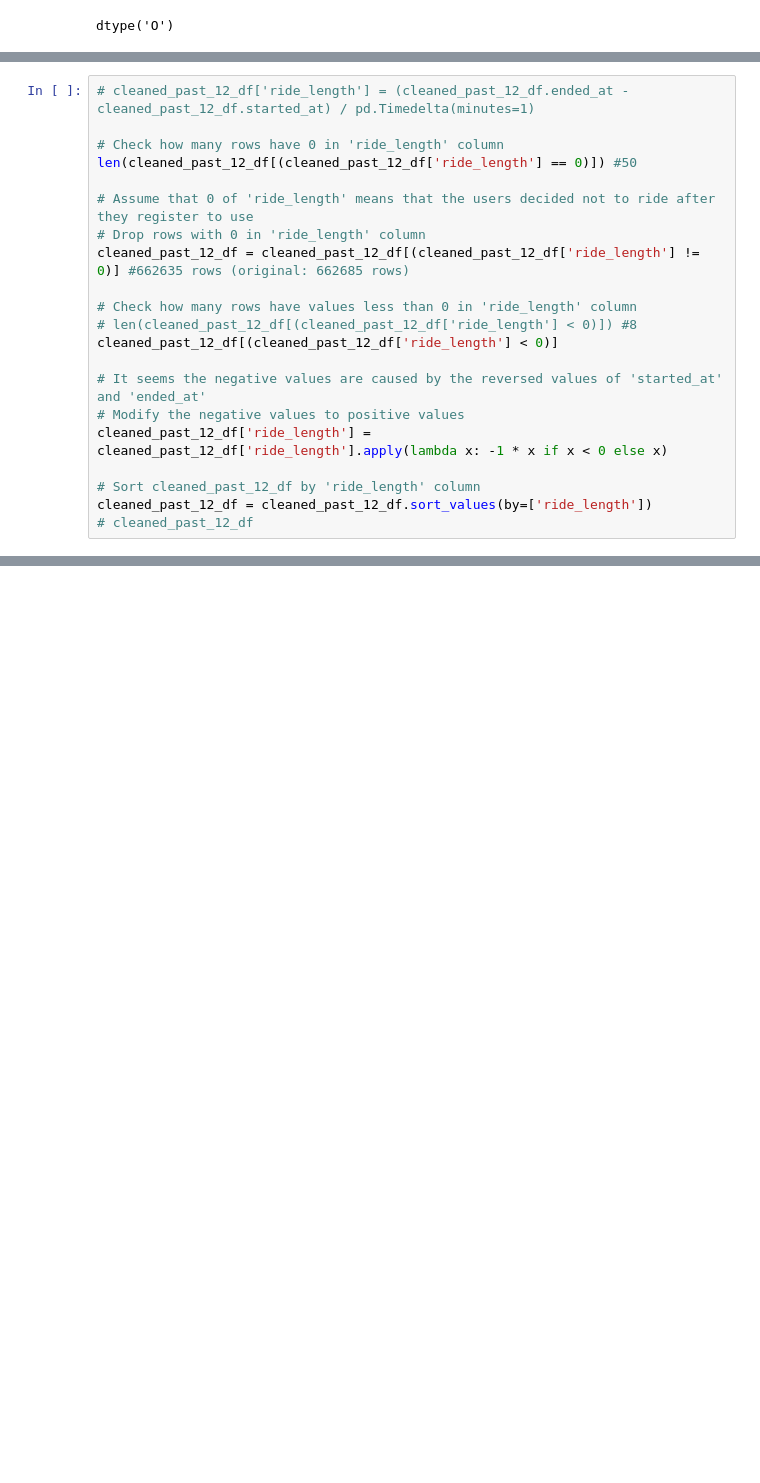
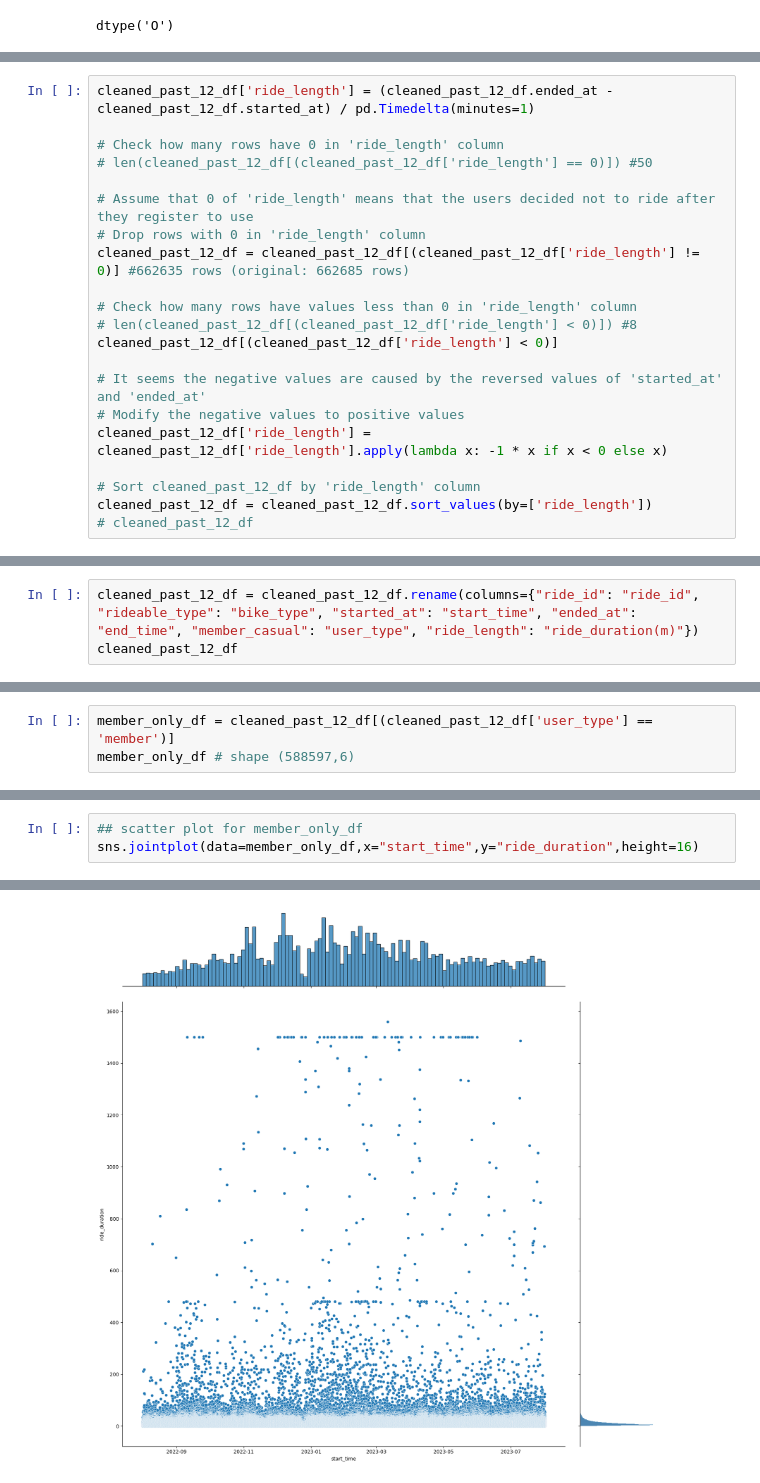
Before and after one commit to rinagobo/colab_notebooks, a Jupyter notebook: Case1.ipynb, the cells around one changed output, grey strips where cells are left out. Drawn from its saved outputs; the diff is of its cells as text; blank space fills up the shorter version.

```diff
--- a/Case1.ipynb
+++ b/Case1.ipynb
@@ -309,8 +286,8 @@ dtype('<M8[ns]')
 # %%
-# cleaned_past_12_df['ride_length'] = (cleaned_past_12_df.ended_at - cleaned_past_12_df.started_at) / pd.Timedelta(minutes=1)
+cleaned_past_12_df['ride_length'] = (cleaned_past_12_df.ended_at - cleaned_past_12_df.started_at) / pd.Timedelta(minutes=1)
 
 # Check how many rows have 0 in 'ride_length' column
-len(cleaned_past_12_df[(cleaned_past_12_df['ride_length'] == 0)]) #50
+# len(cleaned_past_12_df[(cleaned_past_12_df['ride_length'] == 0)]) #50
 
 # Assume that 0 of 'ride_length' means that the users decided not to ride after they register to use
 # Drop rows with 0 in 'ride_length' column
@@ -357,0 +313,3 @@ Name: ride_length, Length: 662685, dtype: timedelta64[ns]>
+# %%
+cleaned_past_12_df = cleaned_past_12_df.rename(columns={"ride_id": "ride_id", "rideable_type": "bike_type", "started_at": "start_time", "ended_at": "end_time", "member_casual": "user_type", "ride_length": "ride_duration(m)"})
+cleaned_past_12_df
@@ -357,0 +330,3 @@ Name: ride_length, Length: 662685, dtype: timedelta64[ns]>
+# %%
+member_only_df = cleaned_past_12_df[(cleaned_past_12_df['user_type'] == 'member')]
+member_only_df # shape (588597,6)
@@ -357,0 +374,4 @@ Name: ride_length, Length: 662685, dtype: timedelta64[ns]>
+# %%
+## scatter plot for member_only_df
+sns.jointplot(data=member_only_df,x="start_time",y="ride_duration",height=16)
+# %% [output]
@@ -357,0 +379 @@ Name: ride_length, Length: 662685, dtype: timedelta64[ns]>
+[figure, added]
```
Also changed, not shown: parts of 28 cells of this notebook.
